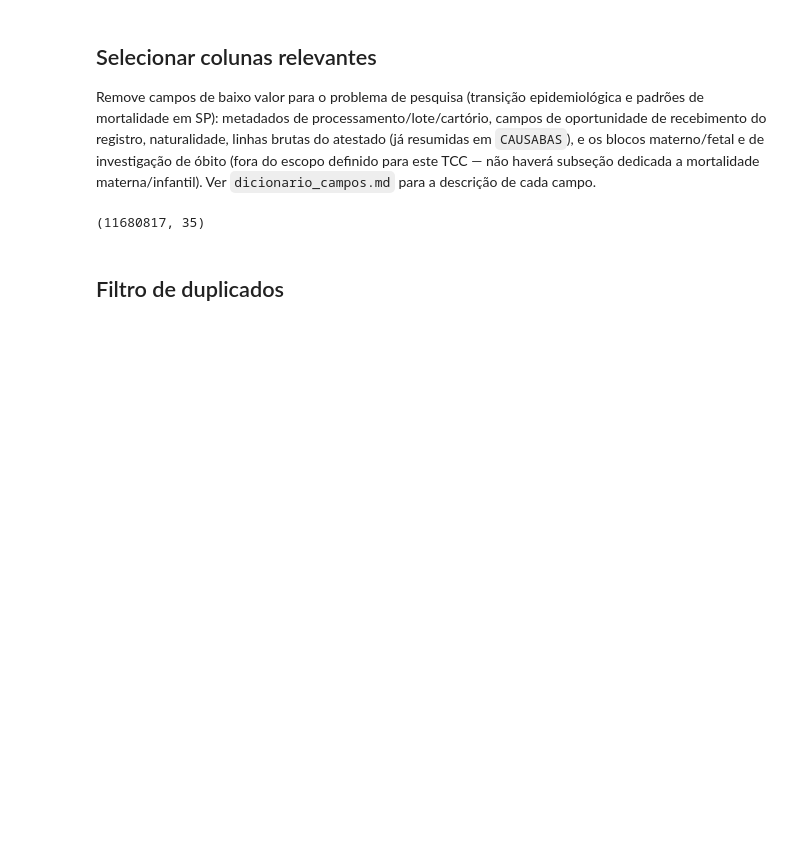
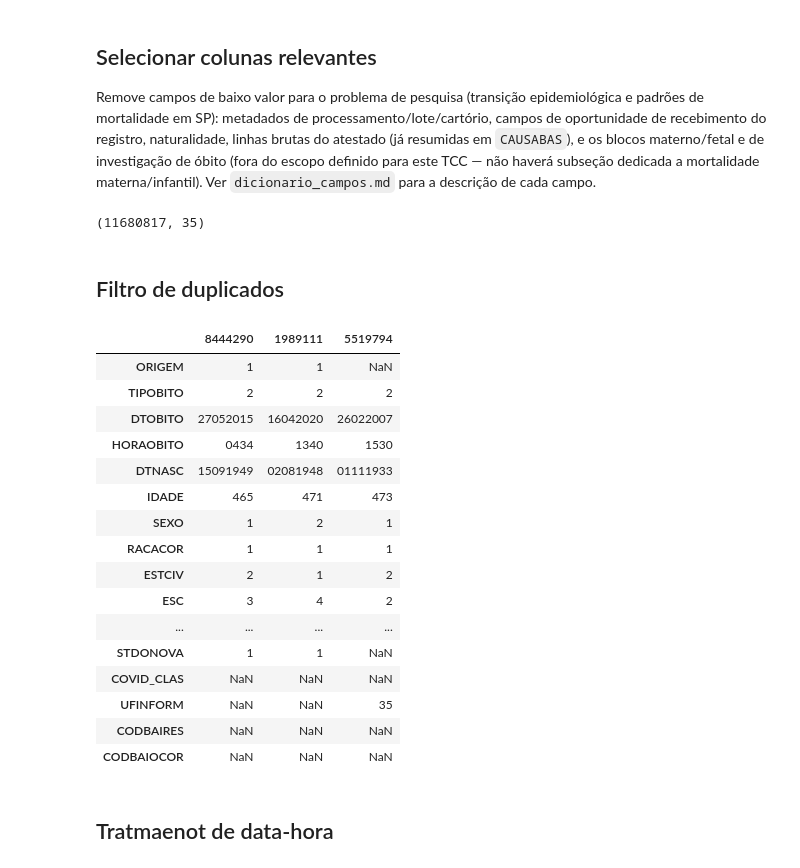
Before and after one commit to thsantferr/TCC_SIM_2-2026, a Jupyter notebook: analise_inicial.ipynb, the cells around one changed output. Drawn from its saved outputs; the diff is of its cells as text; code cells hidden in the pictures; blank space fills up the shorter version.

```diff
--- a/analise_inicial.ipynb
+++ b/analise_inicial.ipynb
@@ -419,0 +408,20 @@ with open("variavel/base_sim_v2.pkl", "wb") as file:
+# %%
+df.sample(3).transpose()
+# %% [output]
+|  | 8444290 | 1989111 | 5519794 |
+| ORIGEM | 1 | 1 | NaN |
+| TIPOBITO | 2 | 2 | 2 |
+| DTOBITO | 27052015 | 16042020 | 26022007 |
+| HORAOBITO | 0434 | 1340 | 1530 |
+| DTNASC | 15091949 | 02081948 | 01111933 |
+| IDADE | 465 | 471 | 473 |
+| SEXO | 1 | 2 | 1 |
+| RACACOR | 1 | 1 | 1 |
+| ESTCIV | 2 | 1 | 2 |
+| ESC | 3 | 4 | 2 |
+| ... | ... | ... | ... |
+| STDONOVA | 1 | 1 | NaN |
+| COVID_CLAS | NaN | NaN | NaN |
+| UFINFORM | NaN | NaN | 35 |
+| CODBAIRES | NaN | NaN | NaN |
+| CODBAIOCOR | NaN | NaN | NaN |
@@ -419,0 +430,2 @@ with open("variavel/base_sim_v2.pkl", "wb") as file:
+# %% [markdown]
+## Tratmaenot de data-hora
```
Also changed, not shown: parts of 21 cells of this notebook.
